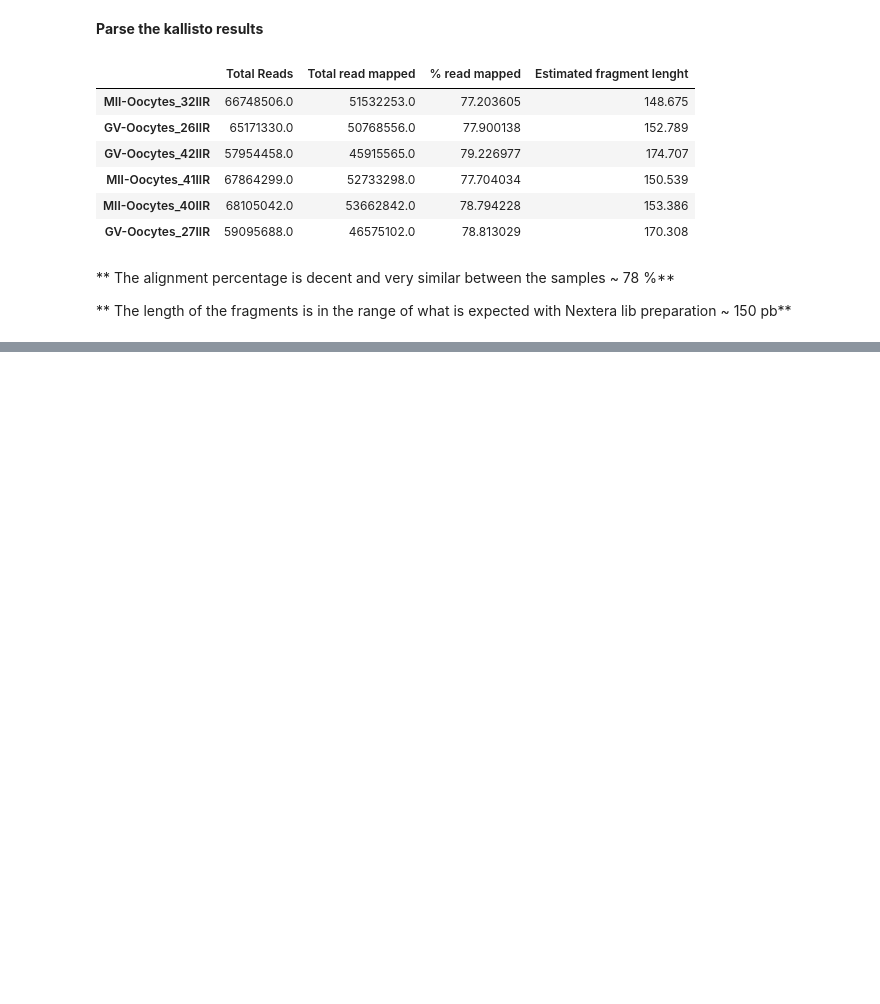
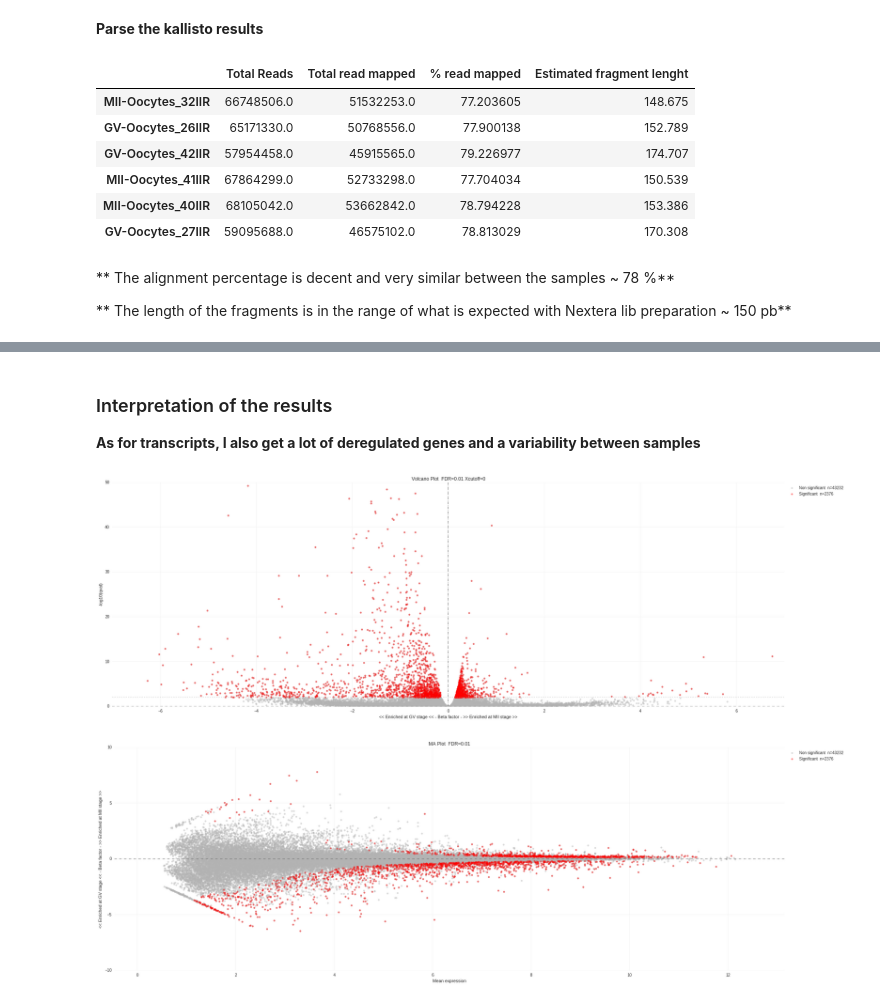
Before and after one commit to a-slide/iPython-Notebook, a Jupyter notebook: Notebooks/2016_13_09_YTHDF2_analysis.ipynb, the cells around one changed output, grey strips where cells are left out. Saved outputs shown, nothing was run; the diff lists cells and outputs as text; code cells hidden in the pictures; blank space fills up the shorter version.

```diff
--- a/Notebooks/2016_13_09_YTHDF2_analysis.ipynb
+++ b/Notebooks/2016_13_09_YTHDF2_analysis.ipynb
@@ -396,0 +603,17 @@ sample_df
+# %% [markdown]
+### Interpretation of the results
+
+**As for transcripts, I also get a lot of deregulated genes and a variability between samples**
+# %%
+# Define files
+DE_file = "./differential_expression/gene_level/stageMII-Oocytes_wald_test.tsv"
+DE_df = pd.read_csv (DE_file, sep="\t")
+
+# Volcano plot with transcript type highlight
+pbp.volcano_plot (df=df, X="b", Y="qval", FDR=0.01, X_cutoff=0, figsize=[30,10], xlim=[-7,7], ylim=[0,50], sig_color="red", alpha=0.5,
+                  xlabel = "<< Enriched at GV stage << - Beta factor - >> Enriched at MII stage >>", ylabel = "-log10(qval)")
+pbp.MA_plot (df=df, X="mean_obs", Y="b", FDR=0.01, FDR_col="qval", figsize=[30,10], ylim=[-10,10], sig_color="red", alpha=0.5,
+             xlabel="Mean expression", ylabel="<< Enriched at GV stage << - Beta factor - >> Enriched at MII stage >>")
+# %% [output]
+[figure, added]
+[figure, added]
```
Also changed, not shown: parts of 17 cells of this notebook.
